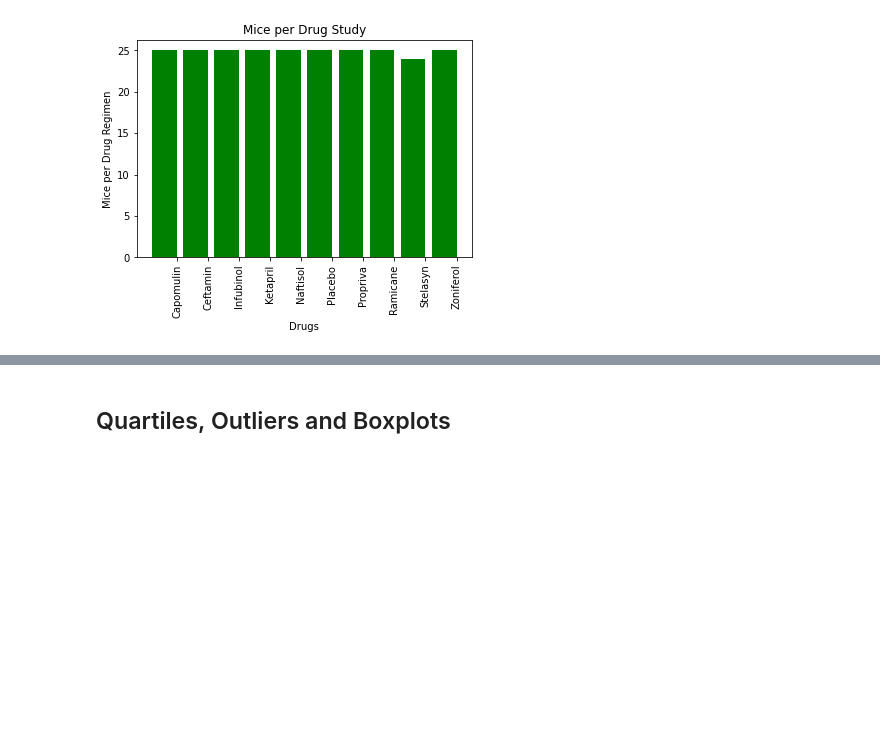
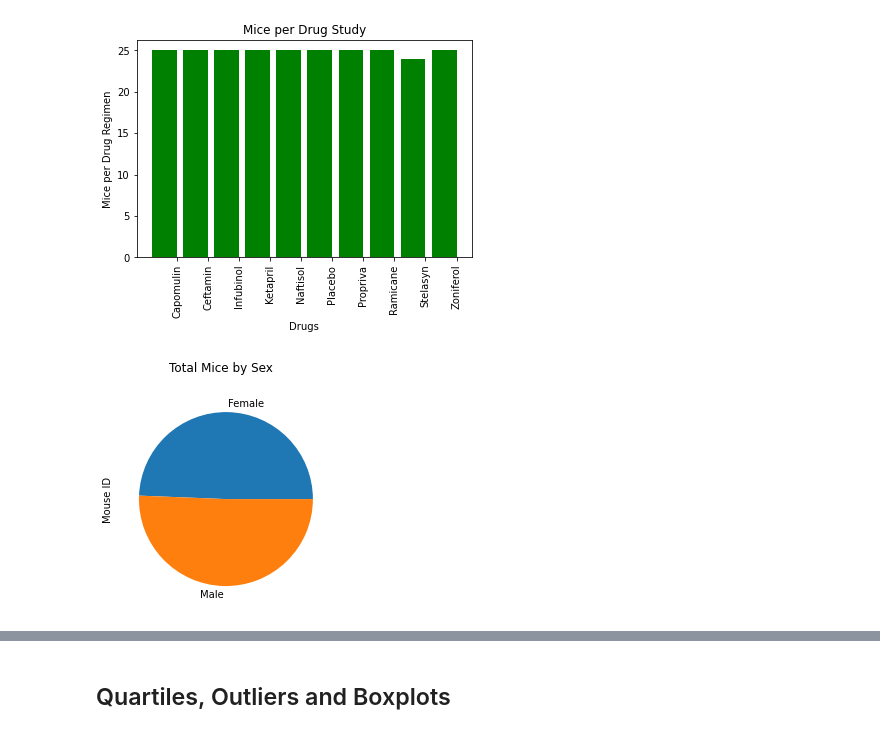
Before and after one commit to travisb98/Plotting_Pharmaceutical_Data, a Jupyter notebook: Pymaceuticals/pymaceuticals_starter.ipynb, the cells around one changed output, grey strips where cells are left out. Cells and saved outputs as stored; diff of their text form; code cells hidden in the pictures; blank space fills up the shorter version.

```diff
--- a/Pymaceuticals/pymaceuticals_starter.ipynb
+++ b/Pymaceuticals/pymaceuticals_starter.ipynb
@@ -150,4 +150,12 @@ plt.title("Mice per Drug Study")
 plt.show()
 # %% [output]
 [figure]
+# %%
+# Generate a pie plot showing the distribution of female versus male mice using pandas
+
+#need to figure out how to remove "Mouse ID" from the graph and add the percentage
+sex_gbo=study_and_mouse_working.groupby("Sex")[['Mouse ID']].count()
+sex_pie=sex_gbo.plot(kind="pie",subplots="True",title=("Total Mice by Sex"),legend=False)
+# %% [output]
+[figure, added]
 # %%
```
Also changed, not shown: parts of 2 cells of this notebook.
